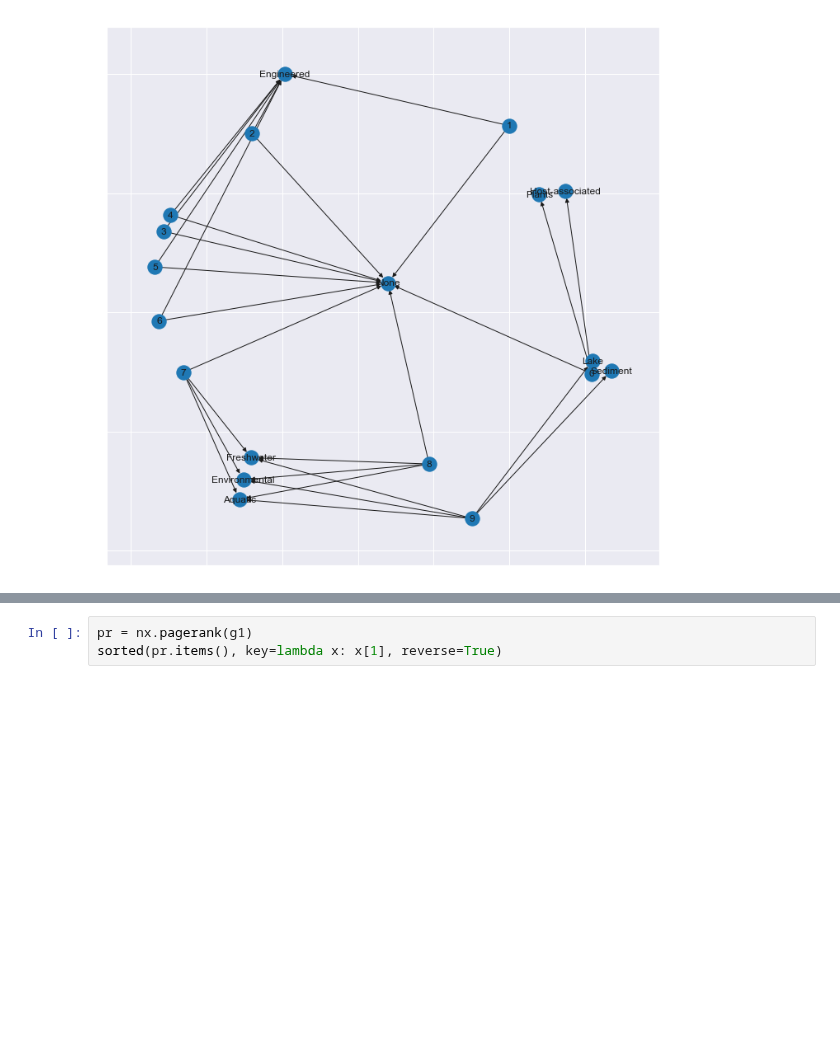
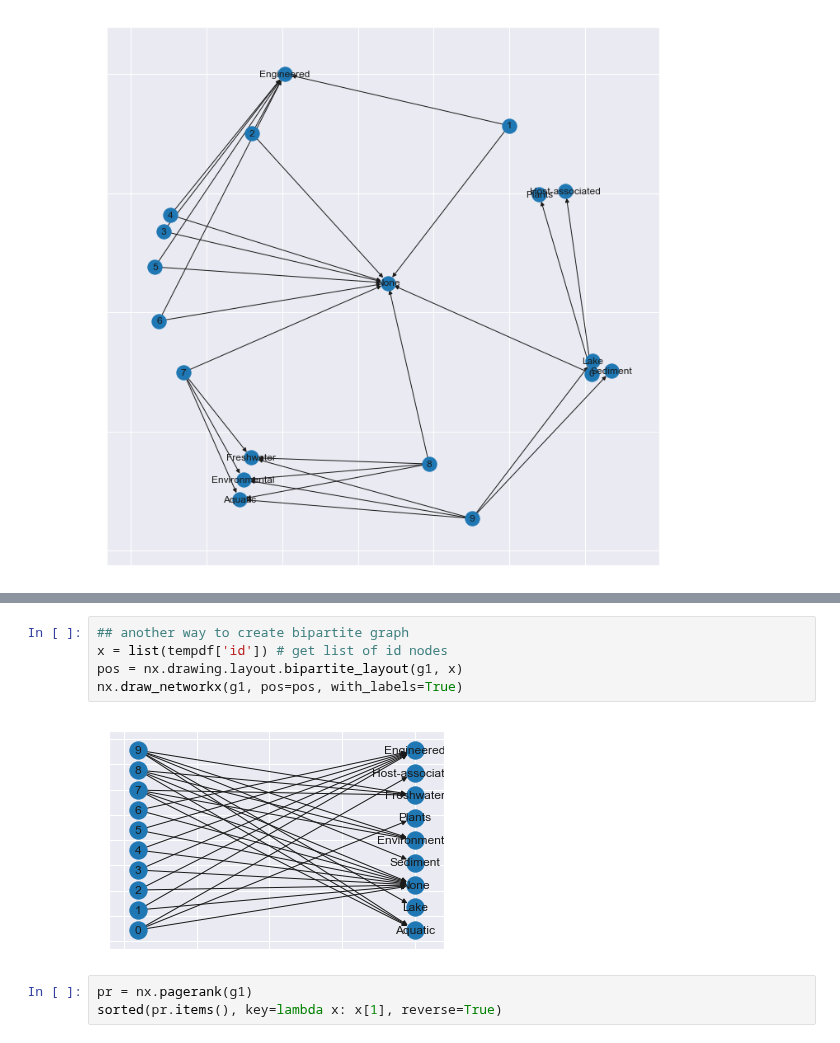
Before and after one commit to microbiomedata/nmdc-metadata, a Jupyter notebook: notebooks/gold-env-elevels-analysis.ipynb, the cells around one changed output, grey strips where cells are left out. Cells and saved outputs as stored; diff of their text form; blank space fills up the shorter version.

```diff
--- a/notebooks/gold-env-elevels-analysis.ipynb
+++ b/notebooks/gold-env-elevels-analysis.ipynb
@@ -280,3 +287,10 @@ nx.draw_networkx(g1, with_labels=True, pos=nx.kamada_kawai_layout(g1))
+# %%
+## another way to create bipartite graph
+x = list(tempdf['id']) # get list of id nodes
+pos = nx.drawing.layout.bipartite_layout(g1, x)
+nx.draw_networkx(g1, pos=pos, with_labels=True)
+# %% [output]
+[figure, added]
 # %%
 pr = nx.pagerank(g1)
 sorted(pr.items(), key=lambda x: x[1], reverse=True)
```
Also changed, not shown: parts of 2 cells of this notebook.
